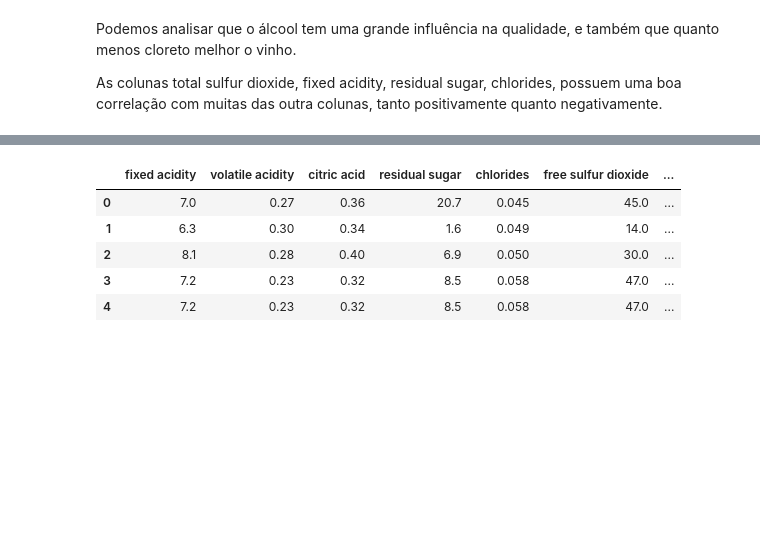
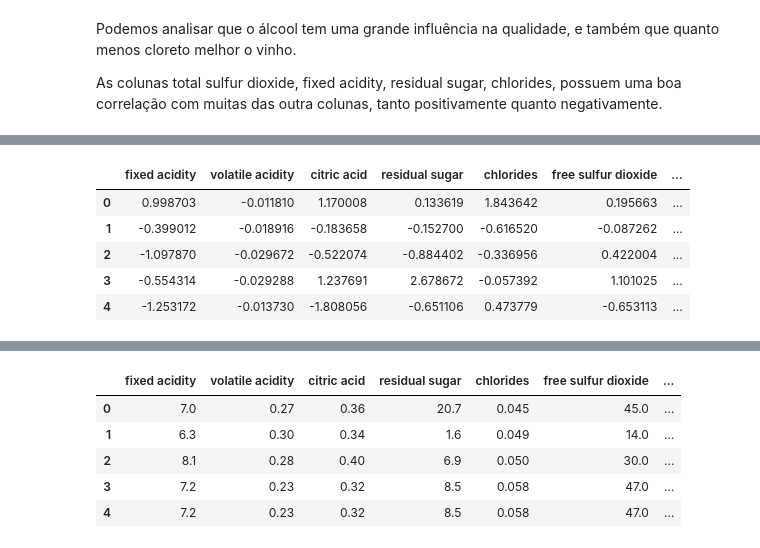
Before and after one commit to arthur-pulini/cp5_ia, a Jupyter notebook: cp5.ipynb, the cells around one changed output, grey strips where cells are left out. Cells and saved outputs as stored; diff of their text form; code cells hidden in the pictures; blank space fills up the shorter version.

```diff
--- a/cp5.ipynb
+++ b/cp5.ipynb
@@ -1105,0 +1143,3 @@ As colunas total sulfur dioxide, fixed acidity, residual sugar, chlorides, possu
+# %%
+y = df_1['quality']
+y = y.astype('category')
@@ -1105,0 +1148,34 @@ As colunas total sulfur dioxide, fixed acidity, residual sugar, chlorides, possu
+# %%
+scaler = StandardScaler()
+
+X_train_numerico = X_train.drop('tipo', axis=1)
+X_train_padronizado = scaler.fit_transform(X_train_numerico)
+X_train_padronizado = pd.DataFrame(X_train_padronizado, columns=X_train_numerico.columns)
+X_train_padronizado['tipo'] = X_train['tipo'].values
+
+X_test_numerico = X_test.drop('tipo', axis=1)
+X_test_padronizado = scaler.transform(X_test_numerico)
+X_test_padronizado = pd.DataFrame(X_test_padronizado, columns=X_test_numerico.columns)
+X_test_padronizado['tipo'] = X_test['tipo'].values
+# %%
+X_train['tipo'] = X_train['tipo'].replace(0, 'branco')
+
+encoder = OneHotEncoder(sparse_output=False)
+
+tipo_encoded_train = encoder.fit_transform(X_train[['tipo']])
+tipo_encoded_train_df = pd.DataFrame(tipo_encoded_train, columns=encoder.get_feature_names_out(['tipo']))
+X_train_final = pd.concat([X_train_padronizado.drop('tipo', axis=1), tipo_encoded_train_df], axis=1)
+
+X_test['tipo'] = X_test['tipo'].replace(0, 'branco')
+tipo_encoded_test = encoder.transform(X_test[['tipo']])
+tipo_encoded_test_df = pd.DataFrame(tipo_encoded_test, columns=encoder.get_feature_names_out(['tipo']))
+X_test_final = pd.concat([X_test_padronizado.drop('tipo', axis=1), tipo_encoded_test_df], axis=1)
+# %%
+X_train_final.head()
+# %% [output]
+|  | fixed acidity | volatile acidity | citric acid | residual sugar | chlorides | free sulfur dioxide | ... |
+| 0 | 0.998703 | -0.011810 | 1.170008 | 0.133619 | 1.843642 | 0.195663 | ... |
+| 1 | -0.399012 | -0.018916 | -0.183658 | -0.152700 | -0.616520 | -0.087262 | ... |
+| 2 | -1.097870 | -0.029672 | -0.522074 | -0.884402 | -0.336956 | 0.422004 | ... |
+| 3 | -0.554314 | -0.029288 | 1.237691 | 2.678672 | -0.057392 | 1.101025 | ... |
+| 4 | -1.253172 | -0.013730 | -1.808056 | -0.651106 | 0.473779 | -0.653113 | ... |
```
Also changed, not shown: parts of 19 cells of this notebook.
